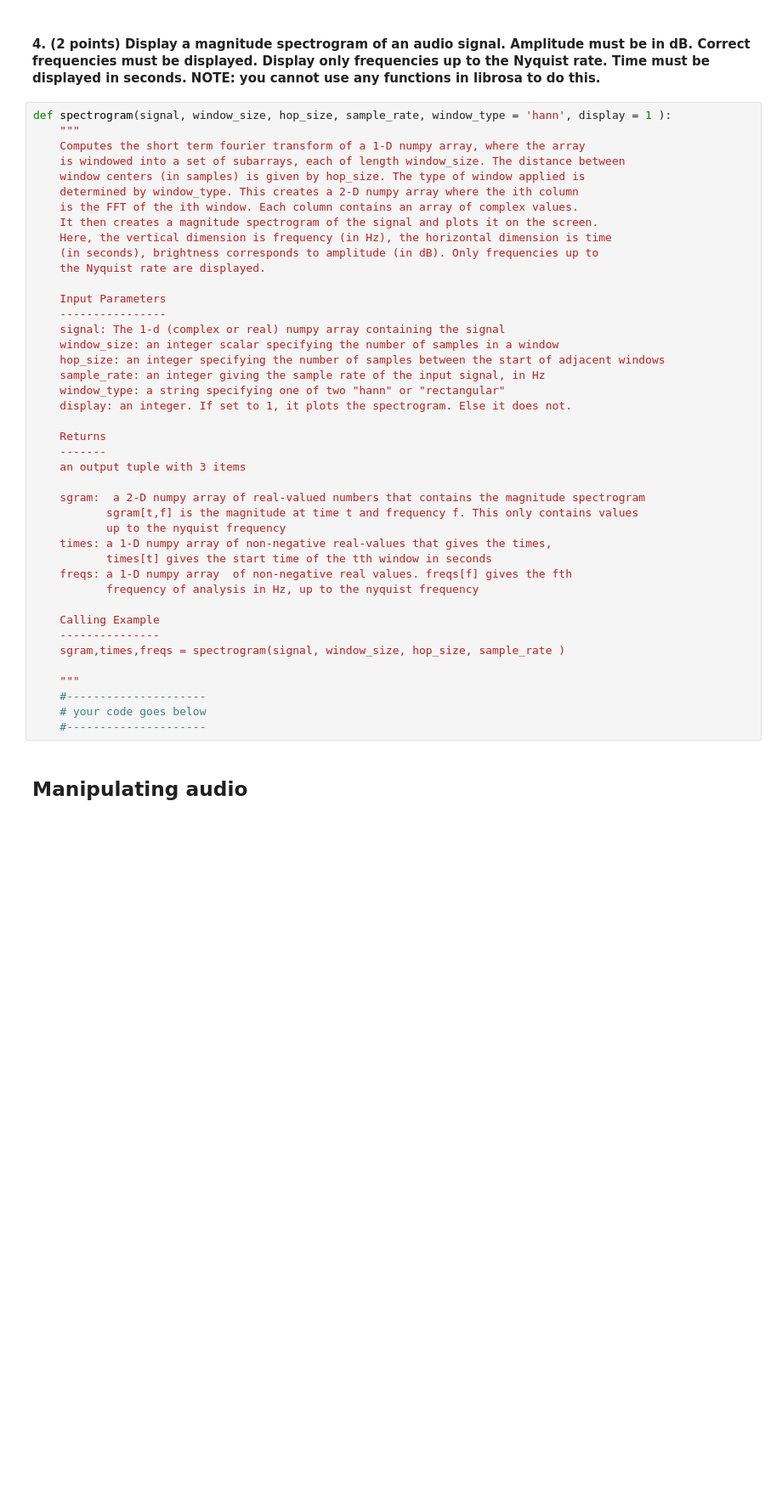
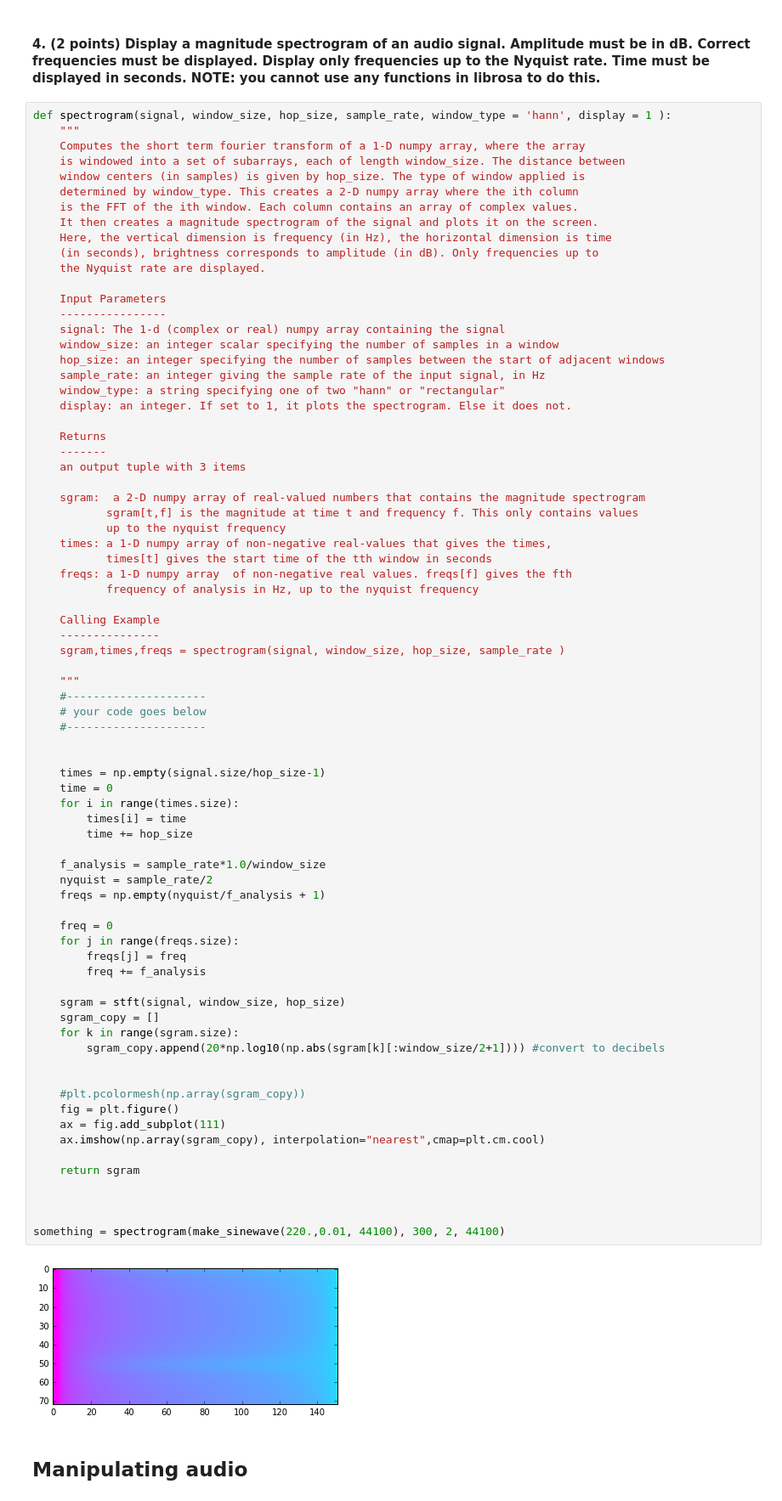
Before and after one commit to sgnachreiner/eecs352-hw2, a Jupyter notebook: HW2.ipynb, the cells around one changed output. Shown at 85% size. Saved outputs shown, nothing was run; the diff lists cells and outputs as text; blank space fills up the shorter version.

```diff
--- a/HW2.ipynb
+++ b/HW2.ipynb
@@ -316,33 +269,68 @@ def spectrogram(signal, window_size, hop_size, sample_rate, window_type = 'hann'
 
     Input Parameters
     ----------------
     signal: The 1-d (complex or real) numpy array containing the signal
     window_size: an integer scalar specifying the number of samples in a window
     hop_size: an integer specifying the number of samples between the start of adjacent windows
     sample_rate: an integer giving the sample rate of the input signal, in Hz
     window_type: a string specifying one of two "hann" or "rectangular"
     display: an integer. If set to 1, it plots the spectrogram. Else it does not.
 
     Returns
     -------
     an output tuple with 3 items
 
     sgram:  a 2-D numpy array of real-valued numbers that contains the magnitude spectrogram
            sgram[t,f] is the magnitude at time t and frequency f. This only contains values
            up to the nyquist frequency
     times: a 1-D numpy array of non-negative real-values that gives the times,
            times[t] gives the start time of the tth window in seconds
     freqs: a 1-D numpy array  of non-negative real values. freqs[f] gives the fth
            frequency of analysis in Hz, up to the nyquist frequency
 
     Calling Example
     ---------------
     sgram,times,freqs = spectrogram(signal, window_size, hop_size, sample_rate )
 
     """
     #---------------------
     # your code goes below
     #---------------------
+
+
+    times = np.empty(signal.size/hop_size-1)
+    time = 0
+    for i in range(times.size):
+        times[i] = time
+        time += hop_size
+
+    f_analysis = sample_rate*1.0/window_size
+    nyquist = sample_rate/2
+    freqs = np.empty(nyquist/f_analysis + 1)
+
+    freq = 0
+    for j in range(freqs.size):
+        freqs[j] = freq
+        freq += f_analysis
+
+    sgram = stft(signal, window_size, hop_size)
+    sgram_copy = []
+    for k in range(sgram.size):
+        sgram_copy.append(20*np.log10(np.abs(sgram[k][:window_size/2+1]))) #convert to decibels
+
+
+    #plt.pcolormesh(np.array(sgram_copy))
+    fig = plt.figure()
+    ax = fig.add_subplot(111)
+    ax.imshow(np.array(sgram_copy), interpolation="nearest",cmap=plt.cm.cool)
+
+    return sgram
+
+
+
+something = spectrogram(make_sinewave(220.,0.01, 44100), 300, 2, 44100)
+# %% [output]
+[figure, added]
 # %% [markdown]
 ## Manipulating audio
 # %% [markdown]
```
Also changed, not shown: parts of 9 cells of this notebook.
